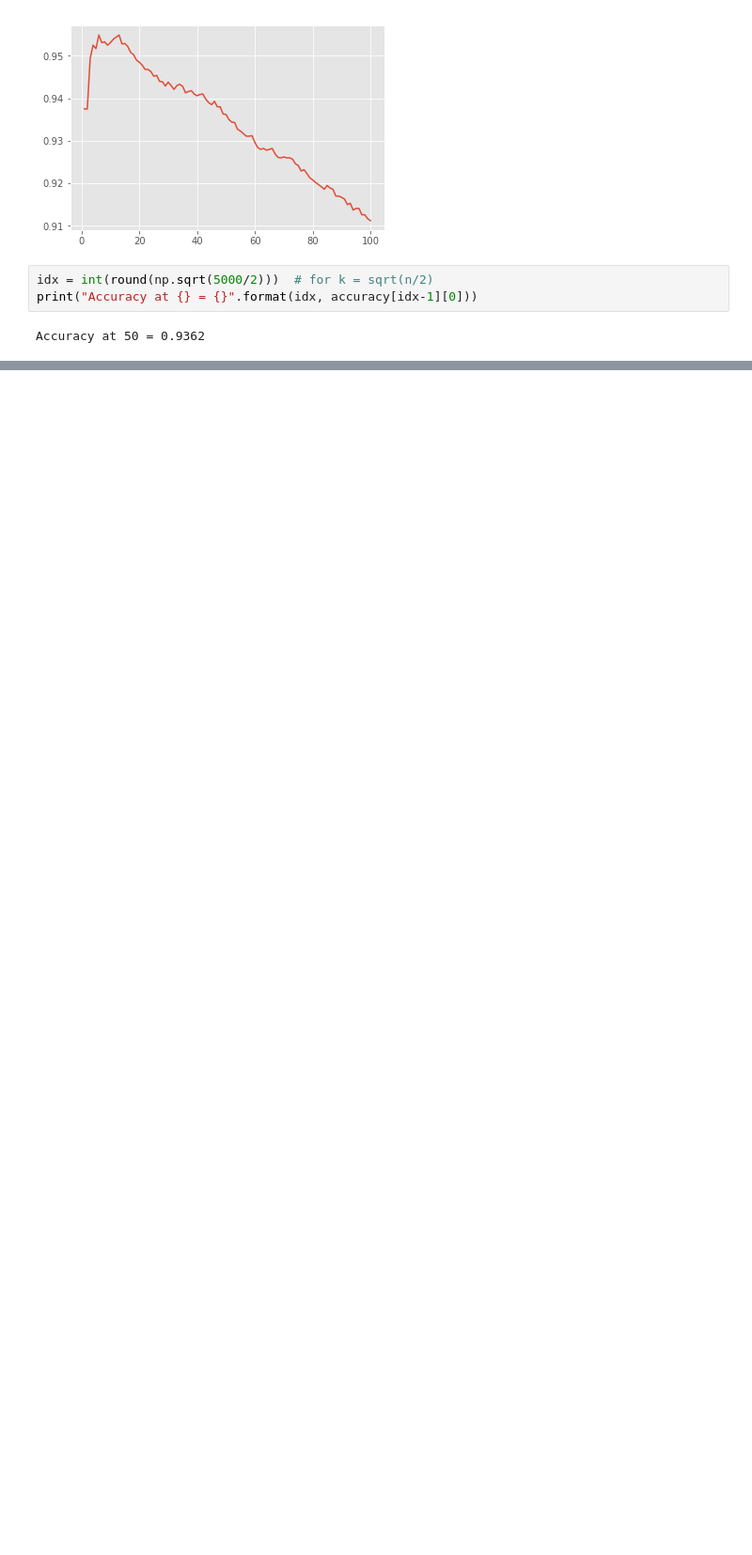
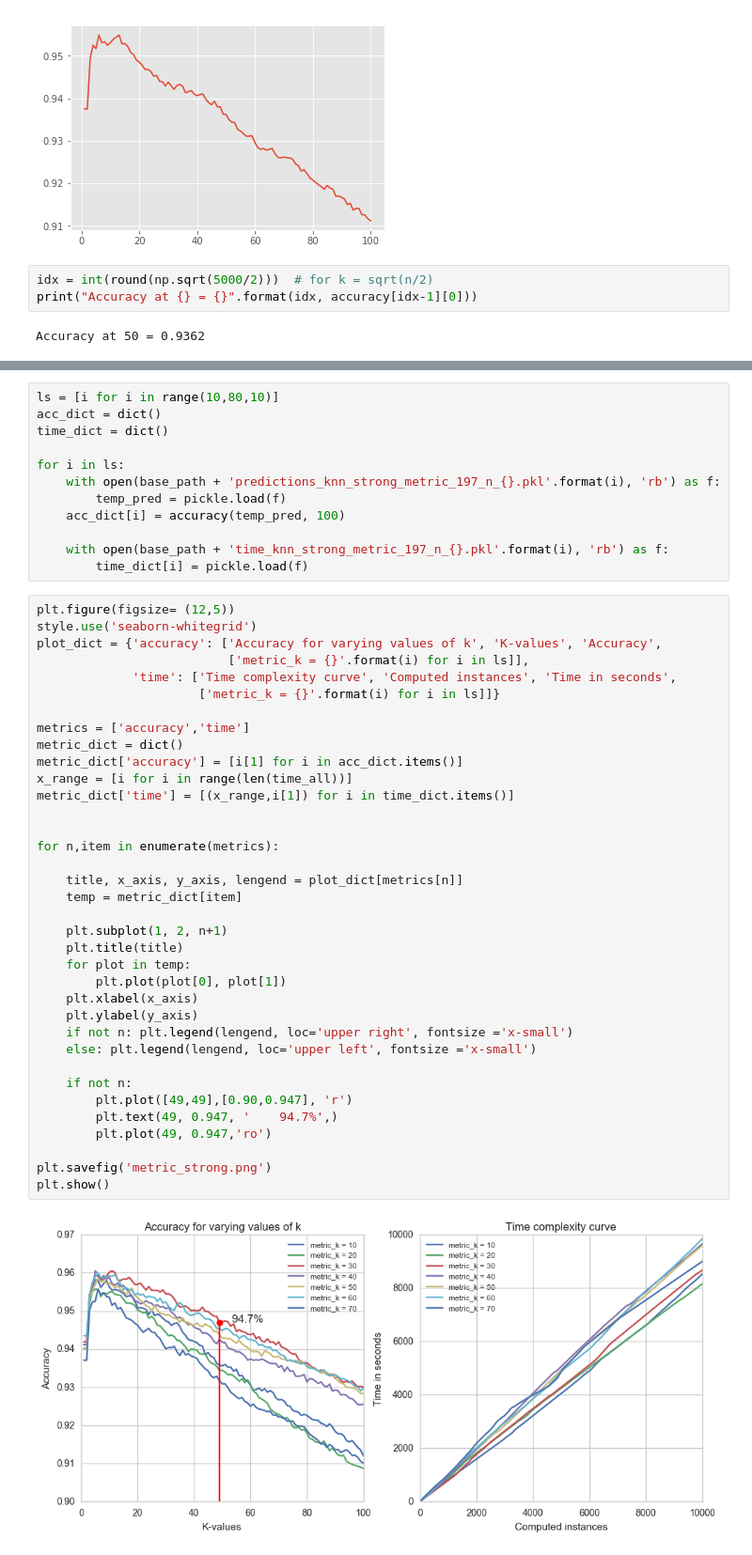
Before and after one commit to ajoseph12/MLDM_Project, a Jupyter notebook: Numerical_Method/Numerical Methods.ipynb, the cells around one changed output, grey strips where cells are left out. Shown at 94% size. Cells and saved outputs as stored; diff of their text form; blank space fills up the shorter version.

```diff
--- a/Numerical_Method/Numerical Methods.ipynb
+++ b/Numerical_Method/Numerical Methods.ipynb
@@ -722,0 +801,50 @@ Accuracy at 50 = 0.9362
+# %%
+ls = [i for i in range(10,80,10)]
+acc_dict = dict()
+time_dict = dict()
+
+for i in ls:
+    with open(base_path + 'predictions_knn_strong_metric_197_n_{}.pkl'.format(i), 'rb') as f:
+        temp_pred = pickle.load(f)
+    acc_dict[i] = accuracy(temp_pred, 100)
+
+    with open(base_path + 'time_knn_strong_metric_197_n_{}.pkl'.format(i), 'rb') as f:
+        time_dict[i] = pickle.load(f)
+# %%
+plt.figure(figsize= (12,5))
+style.use('seaborn-whitegrid')
+plot_dict = {'accuracy': ['Accuracy for varying values of k', 'K-values', 'Accuracy',
+                          ['metric_k = {}'.format(i) for i in ls]],
+             'time': ['Time complexity curve', 'Computed instances', 'Time in seconds',
+                      ['metric_k = {}'.format(i) for i in ls]]}
+
+metrics = ['accuracy','time']
+metric_dict = dict()
+metric_dict['accuracy'] = [i[1] for i in acc_dict.items()]
+x_range = [i for i in range(len(time_all))]
+metric_dict['time'] = [(x_range,i[1]) for i in time_dict.items()]
+
+
+for n,item in enumerate(metrics):
+
+    title, x_axis, y_axis, lengend = plot_dict[metrics[n]]
+    temp = metric_dict[item]
+
+    plt.subplot(1, 2, n+1)
+    plt.title(title)
+    for plot in temp:
+        plt.plot(plot[0], plot[1])
+    plt.xlabel(x_axis)
+    plt.ylabel(y_axis)
+    if not n: plt.legend(lengend, loc='upper right', fontsize ='x-small')
+    else: plt.legend(lengend, loc='upper left', fontsize ='x-small')
+
+    if not n:
+        plt.plot([49,49],[0.90,0.947], 'r')
+        plt.text(49, 0.947, '    94.7%',)
+        plt.plot(49, 0.947,'ro')
+
+plt.savefig('metric_strong.png')
+plt.show()
+# %% [output]
+[figure, added]
```
Also changed, not shown: parts of 20 cells of this notebook, 4 other files.
